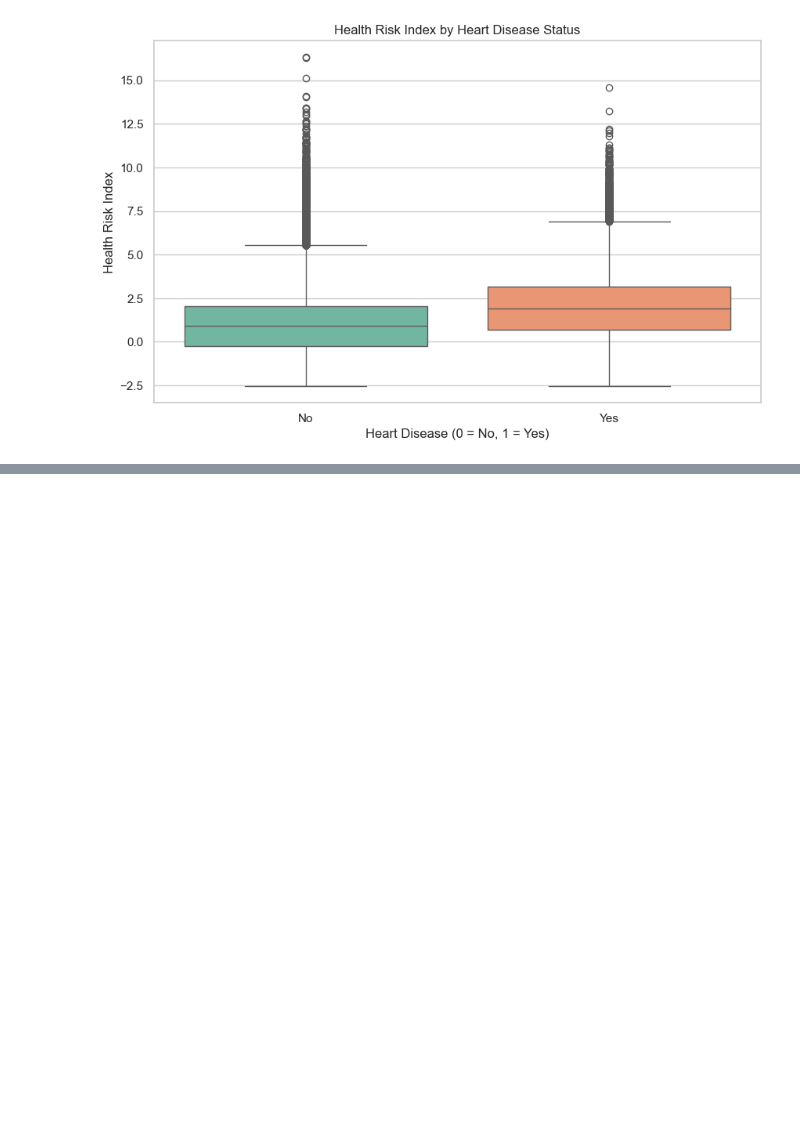
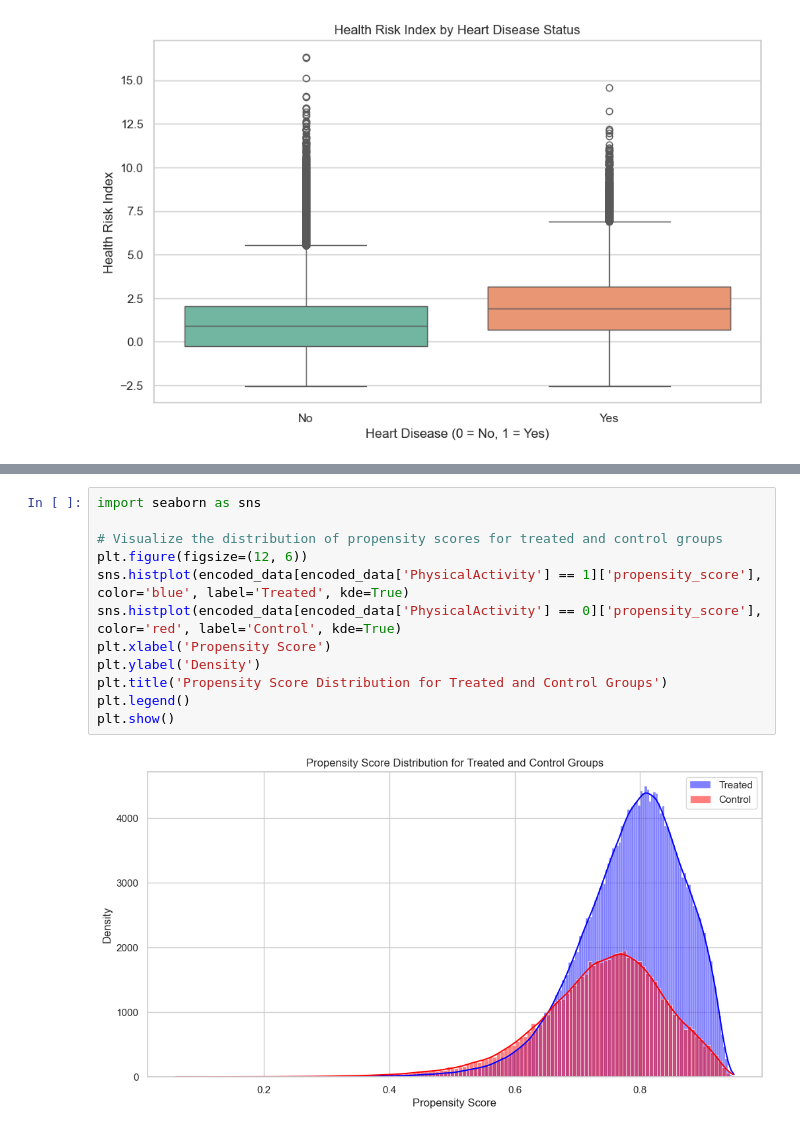
Before and after one commit to sanjna19/CS520_CausalInferenceSanjna, a Jupyter notebook: CS520Project_Refined.ipynb, the cells around one changed output, grey strips where cells are left out. Cells and saved outputs as stored; diff of their text form; blank space fills up the shorter version.

```diff
--- a/CS520Project_Refined.ipynb
+++ b/CS520Project_Refined.ipynb
@@ -671,0 +786,14 @@ Passing `palette` without assigning `hue` is deprecated and will be removed in v
+# %%
+import seaborn as sns
+
+# Visualize the distribution of propensity scores for treated and control groups
+plt.figure(figsize=(12, 6))
+sns.histplot(encoded_data[encoded_data['PhysicalActivity'] == 1]['propensity_score'], color='blue', label='Treated', kde=True)
+sns.histplot(encoded_data[encoded_data['PhysicalActivity'] == 0]['propensity_score'], color='red', label='Control', kde=True)
+plt.xlabel('Propensity Score')
+plt.ylabel('Density')
+plt.title('Propensity Score Distribution for Treated and Control Groups')
+plt.legend()
+plt.show()
+# %% [output]
+[figure, added]
```
Also changed, not shown: parts of 6 cells of this notebook.
